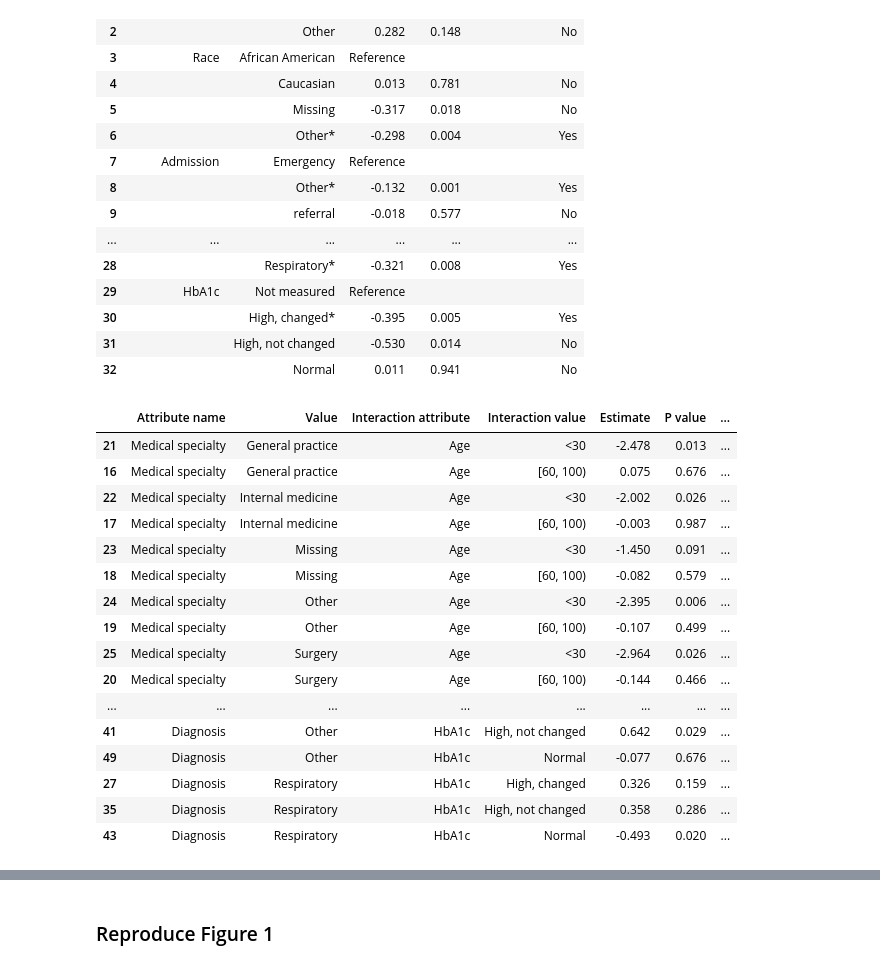
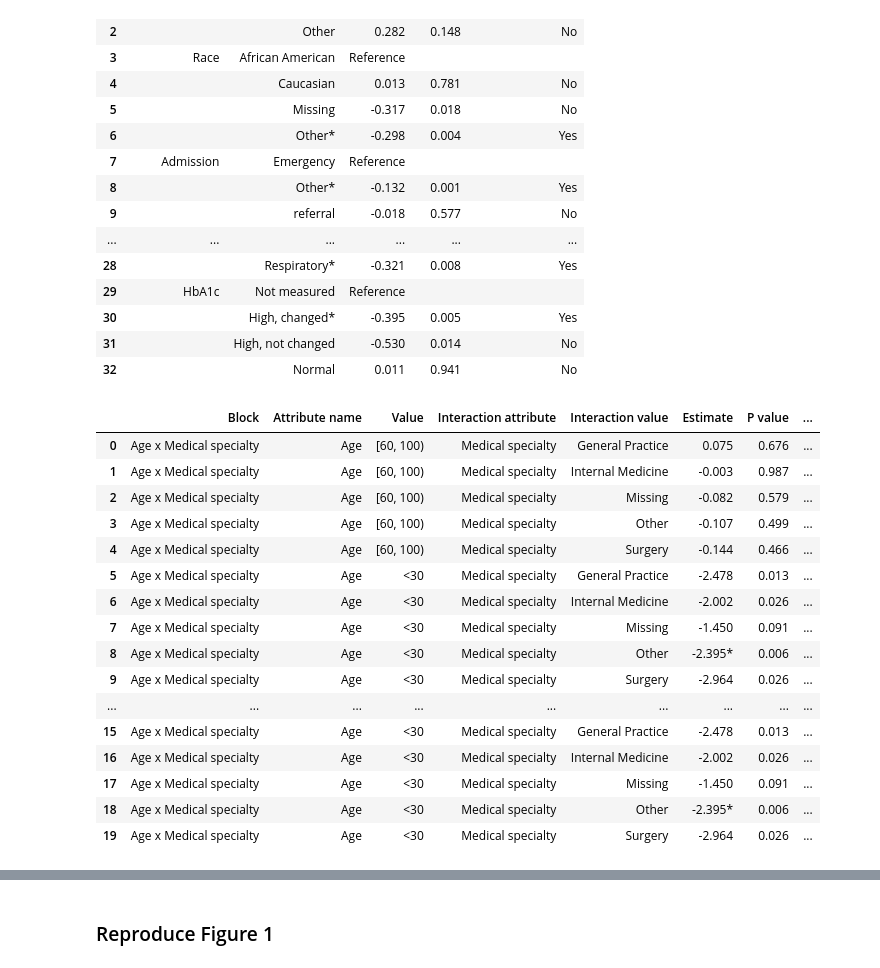
Before and after one commit to mxh210/Summer-Individual-Project, a Jupyter notebook: Processing_Pipeline/01_reproduce_core_paper.ipynb, the cells around one changed output, grey strips where cells are left out. Cells and saved outputs as stored; diff of their text form; code cells hidden in the pictures.

Commit message:
Table 5 polished version created

```diff
--- a/Processing_Pipeline/01_reproduce_core_paper.ipynb
+++ b/Processing_Pipeline/01_reproduce_core_paper.ipynb
@@ -1659,23 +1741,36 @@ table5_polished = pd.DataFrame(interaction_rows)
 table5_polished = table5_polished.sort_values(
     ["sort_group", "Attribute name", "Value", "Interaction attribute", "Interaction value"]
 ).drop(columns=["sort_group", "term"])
-
-display(table5_polished)
-# %% [output]
-|  | Attribute name | Value | Interaction attribute | Interaction value | Estimate | P value | ... |
-| 21 | Medical specialty | General practice | Age | <30 | -2.478 | 0.013 | ... |
-| 16 | Medical specialty | General practice | Age | [60, 100) | 0.075 | 0.676 | ... |
-| 22 | Medical specialty | Internal medicine | Age | <30 | -2.002 | 0.026 | ... |
-| 17 | Medical specialty | Internal medicine | Age | [60, 100) | -0.003 | 0.987 | ... |
-| 23 | Medical specialty | Missing | Age | <30 | -1.450 | 0.091 | ... |
-| 18 | Medical specialty | Missing | Age | [60, 100) | -0.082 | 0.579 | ... |
-| 24 | Medical specialty | Other | Age | <30 | -2.395 | 0.006 | ... |
-| 19 | Medical specialty | Other | Age | [60, 100) | -0.107 | 0.499 | ... |
-| 25 | Medical specialty | Surgery | Age | <30 | -2.964 | 0.026 | ... |
-| 20 | Medical specialty | Surgery | Age | [60, 100) | -0.144 | 0.466 | ... |
-| ... | ... | ... | ... | ... | ... | ... | ... |
-| 41 | Diagnosis | Other | HbA1c | High, not changed | 0.642 | 0.029 | ... |
-| 49 | Diagnosis | Other | HbA1c | Normal | -0.077 | 0.676 | ... |
-| 27 | Diagnosis | Respiratory | HbA1c | High, changed | 0.326 | 0.159 | ... |
-| 35 | Diagnosis | Respiratory | HbA1c | High, not changed | 0.358 | 0.286 | ... |
-| 43 | Diagnosis | Respiratory | HbA1c | Normal | -0.493 | 0.020 | ... |
+# %%
+table5_rows = []
+
+specialty_values = [
+    ("Family/General Practice", "General Practice"),
+    ("Internal Medicine", "Internal Medicine"),
+    ("Missing", "Missing"),
+    ("Other", "Other"),
+    ("Surgery", "Surgery")
+]
+
+diagnosis_values = [
+    ("Circulatory", "Circulatory"),
+    ("Digestive", "Digestive"),
+    ("Genitourinary", "Genitourinary"),
+    ("Injury", "Injury"),
+    ("Musculoskeletal", "Musculoskelet"),
+    ("Neoplasms", "Neoplasms"),
+    ("Other", "Other"),
+    ("Respiratory", "Respiratory")
+]
+
+race_values = [
+    ("Caucasian", "Caucasian"),
+    ("Missing", "Missing"),
+    ("Other", "Other")
+]
+
+hba1c_values = [
+    ("High, medication changed", "High, changed"),
+    ("High, medication not changed", "High, not changed"),
+    ("Normal result of the test", "Normal")
+]
@@ -1681,0 +1877,22 @@ display(table5_polished)
+# %%
+table5_structured = pd.DataFrame(table5_rows)
+
+display(table5_structured.head(20))
+# %% [output]
+|  | Block | Attribute name | Value | Interaction attribute | Interaction value | Estimate | P value | ... |
+| 0 | Age x Medical specialty | Age | [60, 100) | Medical specialty | General Practice | 0.075 | 0.676 | ... |
+| 1 | Age x Medical specialty | Age | [60, 100) | Medical specialty | Internal Medicine | -0.003 | 0.987 | ... |
+| 2 | Age x Medical specialty | Age | [60, 100) | Medical specialty | Missing | -0.082 | 0.579 | ... |
+| 3 | Age x Medical specialty | Age | [60, 100) | Medical specialty | Other | -0.107 | 0.499 | ... |
+| 4 | Age x Medical specialty | Age | [60, 100) | Medical specialty | Surgery | -0.144 | 0.466 | ... |
+| 5 | Age x Medical specialty | Age | <30 | Medical specialty | General Practice | -2.478 | 0.013 | ... |
+| 6 | Age x Medical specialty | Age | <30 | Medical specialty | Internal Medicine | -2.002 | 0.026 | ... |
+| 7 | Age x Medical specialty | Age | <30 | Medical specialty | Missing | -1.450 | 0.091 | ... |
+| 8 | Age x Medical specialty | Age | <30 | Medical specialty | Other | -2.395* | 0.006 | ... |
+| 9 | Age x Medical specialty | Age | <30 | Medical specialty | Surgery | -2.964 | 0.026 | ... |
+| ... | ... | ... | ... | ... | ... | ... | ... | ... |
+| 15 | Age x Medical specialty | Age | <30 | Medical specialty | General Practice | -2.478 | 0.013 | ... |
+| 16 | Age x Medical specialty | Age | <30 | Medical specialty | Internal Medicine | -2.002 | 0.026 | ... |
+| 17 | Age x Medical specialty | Age | <30 | Medical specialty | Missing | -1.450 | 0.091 | ... |
+| 18 | Age x Medical specialty | Age | <30 | Medical specialty | Other | -2.395* | 0.006 | ... |
+| 19 | Age x Medical specialty | Age | <30 | Medical specialty | Surgery | -2.964 | 0.026 | ... |
```
Also changed, not shown: parts of 4 cells of this notebook, 1 other file.
